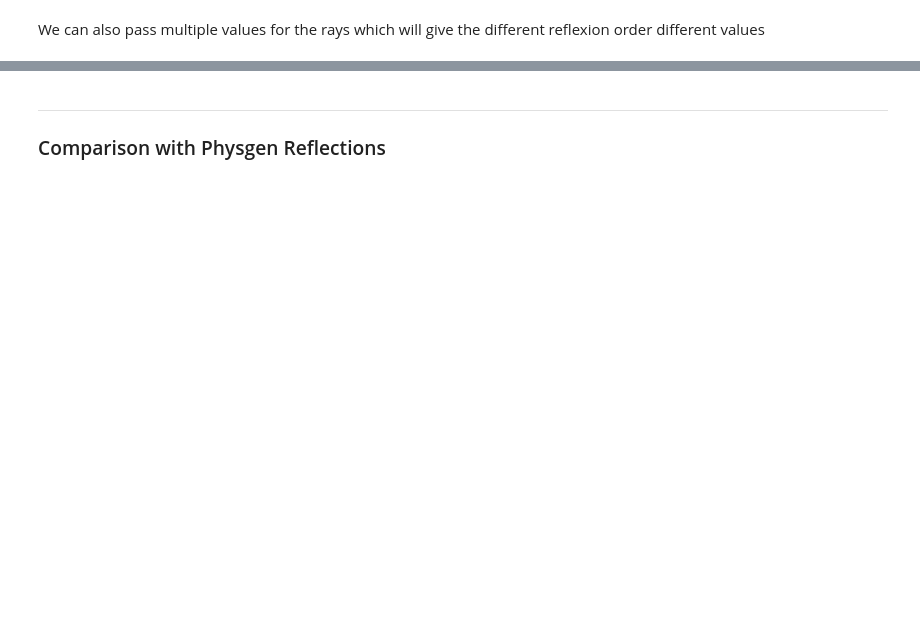
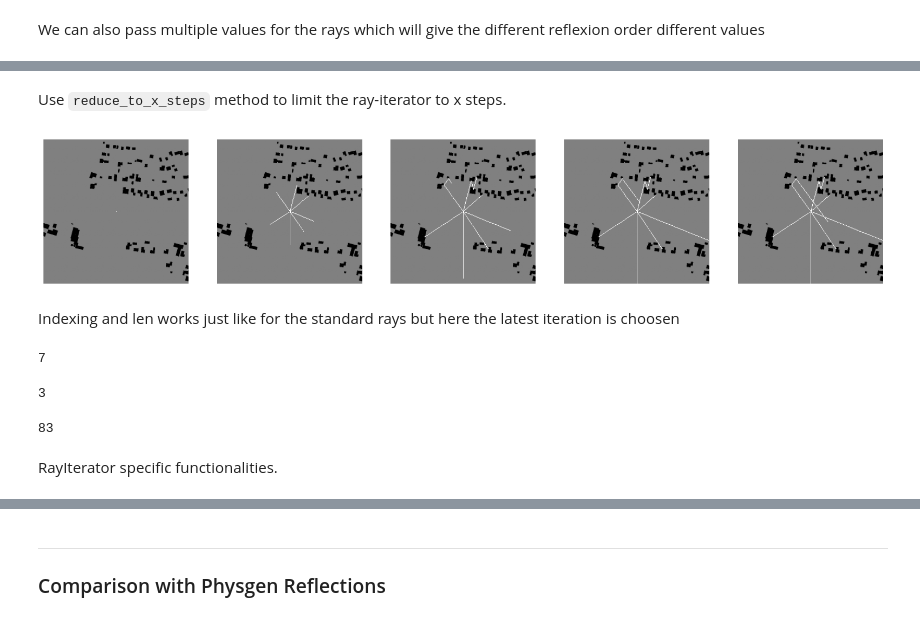
Before and after one commit to xXAI-botXx/Image-Physics-Simulation, a Jupyter notebook: example/physgen.ipynb, the cells around one changed output, grey strips where cells are left out. Drawn from its saved outputs; the diff is of its cells as text; code cells hidden in the pictures; blank space fills up the shorter version.

```diff
--- a/example/physgen.ipynb
+++ b/example/physgen.ipynb
@@ -562,0 +771,36 @@ ips.img.show_image_with_line_and_profile(imgs=[ray_img], axis='column', index=No
+# %% [markdown]
+Use `reduce_to_x_steps` method to limit the ray-iterator to x steps.
+# %%
+rays_.reduce_to_x_steps(5)
+
+ray_imgs = ips.ray_tracing.draw_rays(rays_, detail_draw=False,
+                                    output_format="single_image",
+                                    img_background=img, ray_value=2, ray_thickness=1,
+                                    img_shape=(256, 256), dtype=float, standard_value=0,
+                                    should_scale_rays_to_image=False, original_max_width=None, original_max_height=None)
+
+ips.img.advanced_imshow(ray_imgs, title=None, image_width=4, axis=False,
+                        color_space="gray", cmap=None, cols=5, save_to=None,
+                        hspace=0.2, wspace=0.2,
+                        use_original_style=False, invert=False)
+# %% [output]
+[figure, added]
+# %% [markdown]
+Indexing and len works just like for the standard rays but here the latest iteration is choosen
+# %%
+# Amount of Rays
+len(rays_)
+# %% [output]
+7
+# %%
+# Amount of Beams in the first Ray -> one reflection
+len(rays_[0])
+# %% [output]
+3
+# %%
+# Amount of Points in the first Beam of the first Ray
+len(rays_[0][0])
+# %% [output]
+83
+# %% [markdown]
+RayIterator specific functionalities.
```
Also changed, not shown: parts of 67 cells of this notebook, 7 other files.
